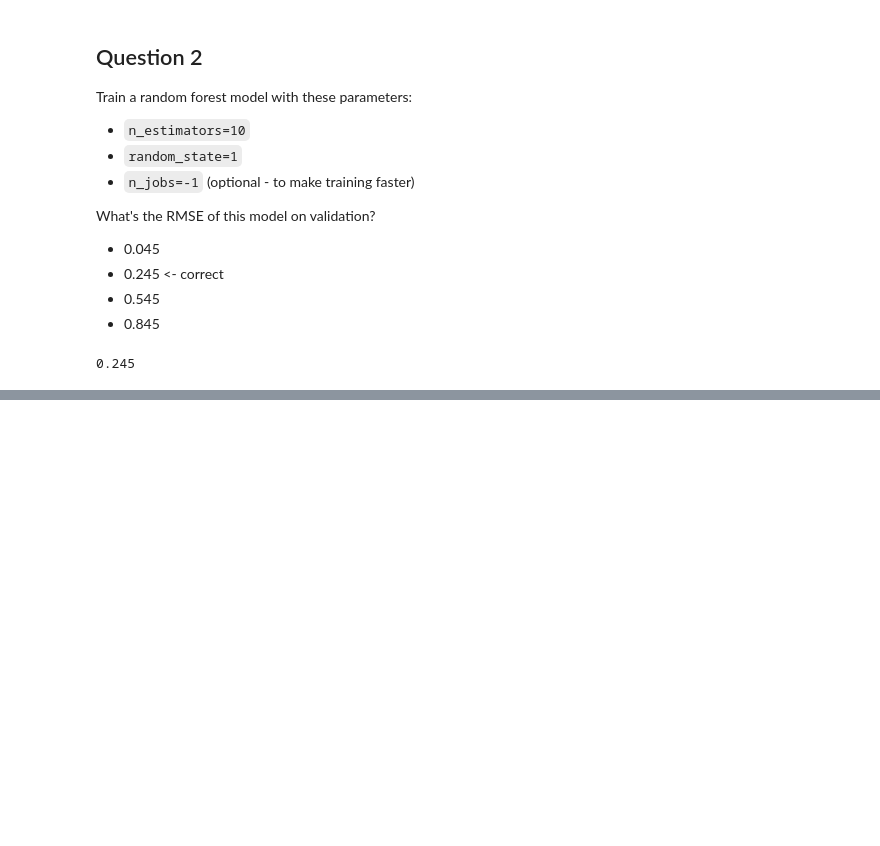
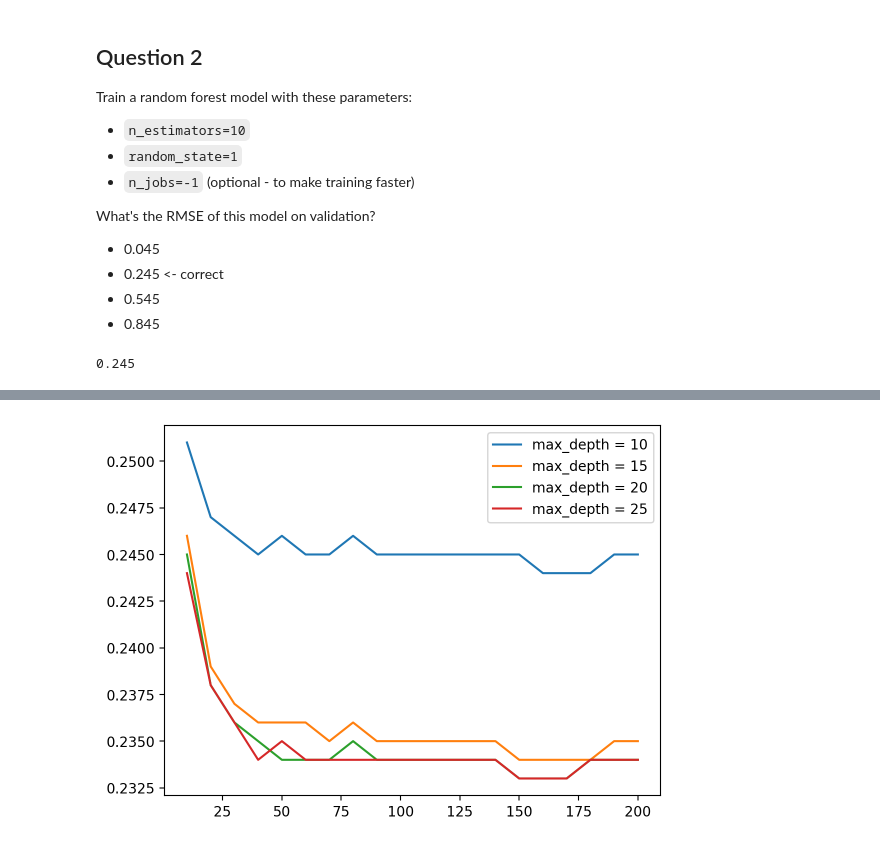
Before and after one commit to nadia-paz/ML-Zoomcamp, a Jupyter notebook: week6/homework.ipynb, the cells around one changed output, grey strips where cells are left out. Saved outputs shown, nothing was run; the diff lists cells and outputs as text; code cells hidden in the pictures; blank space fills up the shorter version.

```diff
--- a/week6/homework.ipynb
+++ b/week6/homework.ipynb
@@ -228 +229,10 @@ After which value of `n_estimators` does RMSE stop improving?
 - 160
+# %%
+scores = []
+for n in range(10, 201, 10):
+    rf = RandomForestRegressor(n_estimators=n, random_state=1, n_jobs=-1)
+    rf.fit(X_train, y_train)
+    y_pred = rf.predict(X_val)
+    rmse = np.sqrt(mean_squared_error(y_val, y_pred)).round(3)
+    scores.append((n, rmse))
+scores = pd.DataFrame(scores, columns=['n_estimators', 'rmse'])
@@ -228,0 +266,19 @@ After which value of `n_estimators` does RMSE stop improving?
+# %%
+scores = []
+for md in [10, 15, 20, 25]:
+    for n in range(10, 201, 10):
+        rf = RandomForestRegressor(n_estimators=n, max_depth=md, random_state=1, n_jobs=-1)
+        rf.fit(X_train, y_train)
+        y_pred = rf.predict(X_val)
+        rmse = np.sqrt(mean_squared_error(y_val, y_pred)).round(3)
+        scores.append((n, md, rmse))
+# %%
+df_scores = pd.DataFrame(scores, columns=['n_estimators','max_depth', 'rmse'])
+# %%
+for md in [10, 15, 20, 25]:
+    df_md = df_scores.query('max_depth == @md')
+    plt.plot(df_md.n_estimators, df_md.rmse, label='max_depth = %d' % (md))
+plt.legend()
+plt.show()
+# %% [output]
+[figure, added]
```
Also changed, not shown: parts of 17 cells of this notebook.
